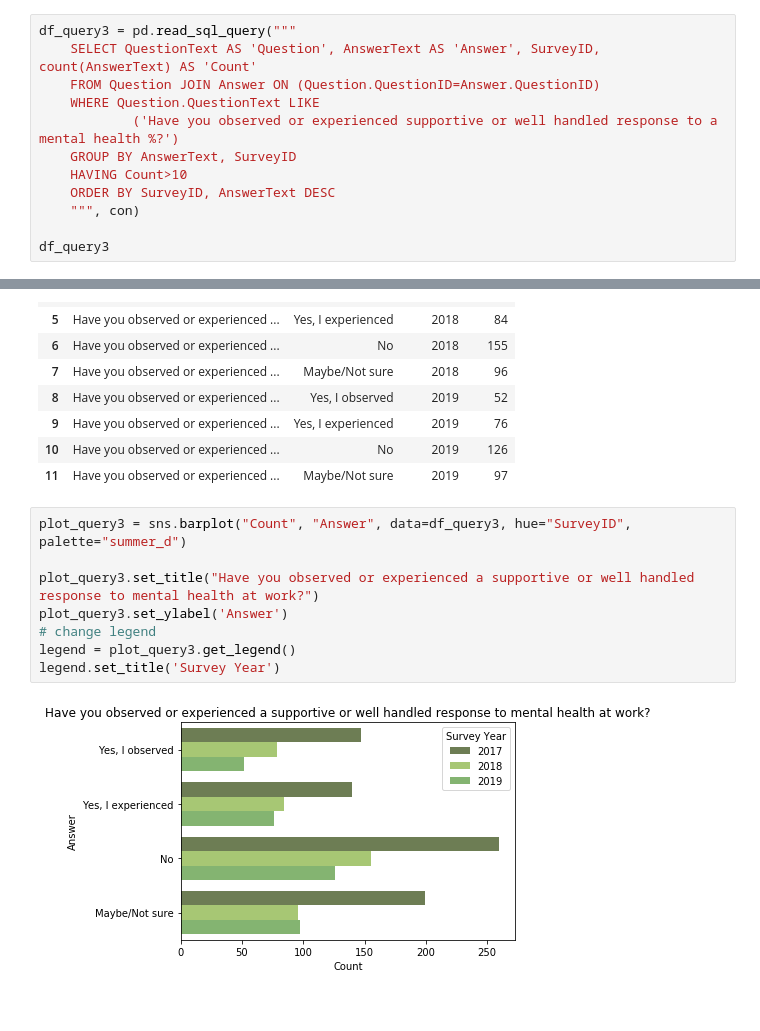
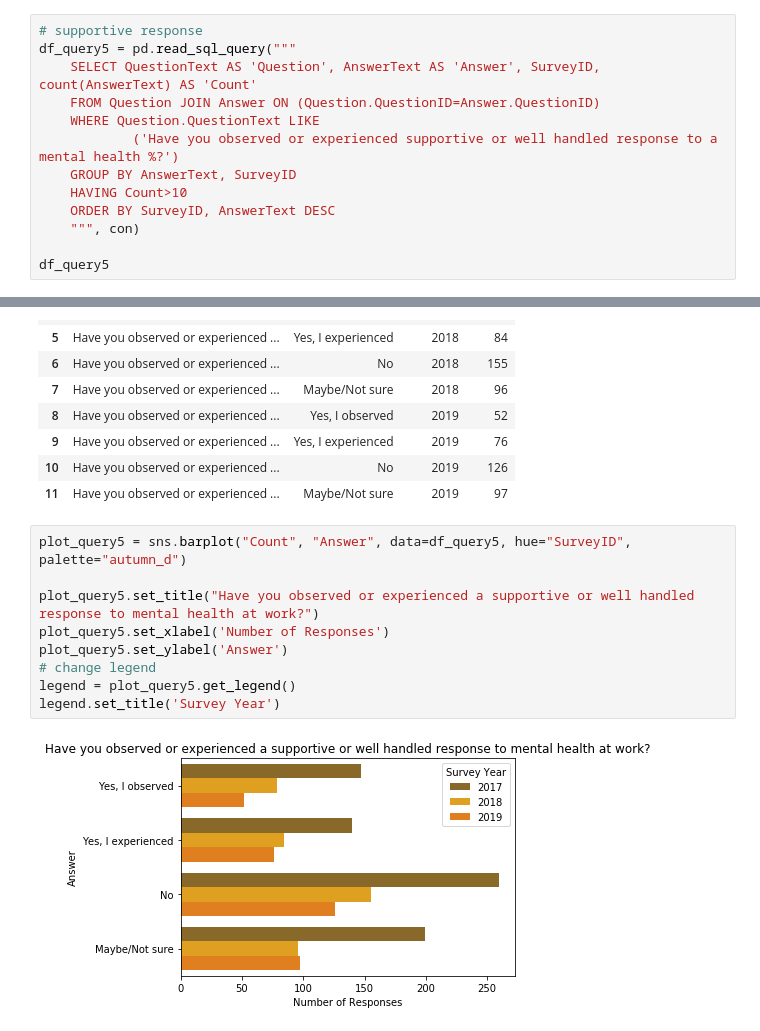
Before and after one commit to laimich/Tech-Mental-Health-Survey-Data-Analysis, a Jupyter notebook: mental_health_survey_data_analysis.ipynb, the cells around one changed output, grey strips where cells are left out. Drawn from its saved outputs; the diff is of its cells as text.

```diff
--- a/mental_health_survey_data_analysis.ipynb
+++ b/mental_health_survey_data_analysis.ipynb
@@ -157,5 +303,6 @@ Text(0.5,1,'Discussing mental health issues with your tech employer would have n
 # %%
-df_query3 = pd.read_sql_query("""
+# supportive response
+df_query5 = pd.read_sql_query("""
     SELECT QuestionText AS 'Question', AnswerText AS 'Answer', SurveyID, count(AnswerText) AS 'Count'
     FROM Question JOIN Answer ON (Question.QuestionID=Answer.QuestionID)
     WHERE Question.QuestionText LIKE
@@ -165,7 +312,7 @@ df_query3 = pd.read_sql_query("""
     ORDER BY SurveyID, AnswerText DESC
     """, con)
 
-df_query3
+df_query5
 # %% [output]
 |  | Question | Answer | SurveyID | Count |
 | 0 | Have you observed or experienced ... | Yes, I observed | 2017 | 147 |
@@ -181,13 +328,14 @@ df_query3
 | 10 | Have you observed or experienced ... | No | 2019 | 126 |
 | 11 | Have you observed or experienced ... | Maybe/Not sure | 2019 | 97 |
 # %%
-plot_query3 = sns.barplot("Count", "Answer", data=df_query3, hue="SurveyID", palette="summer_d")
+plot_query5 = sns.barplot("Count", "Answer", data=df_query5, hue="SurveyID", palette="autumn_d")
 
-plot_query3.set_title("Have you observed or experienced a supportive or well handled response to mental health at work?")
-plot_query3.set_ylabel('Answer')
+plot_query5.set_title("Have you observed or experienced a supportive or well handled response to mental health at work?")
+plot_query5.set_xlabel('Number of Responses')
+plot_query5.set_ylabel('Answer')
 # change legend
-legend = plot_query3.get_legend()
+legend = plot_query5.get_legend()
 legend.set_title('Survey Year')
 # %% [output]
-[figure, old version]
+[figure, new version]
 # %%
```
Also changed, not shown: parts of 24 cells of this notebook.
